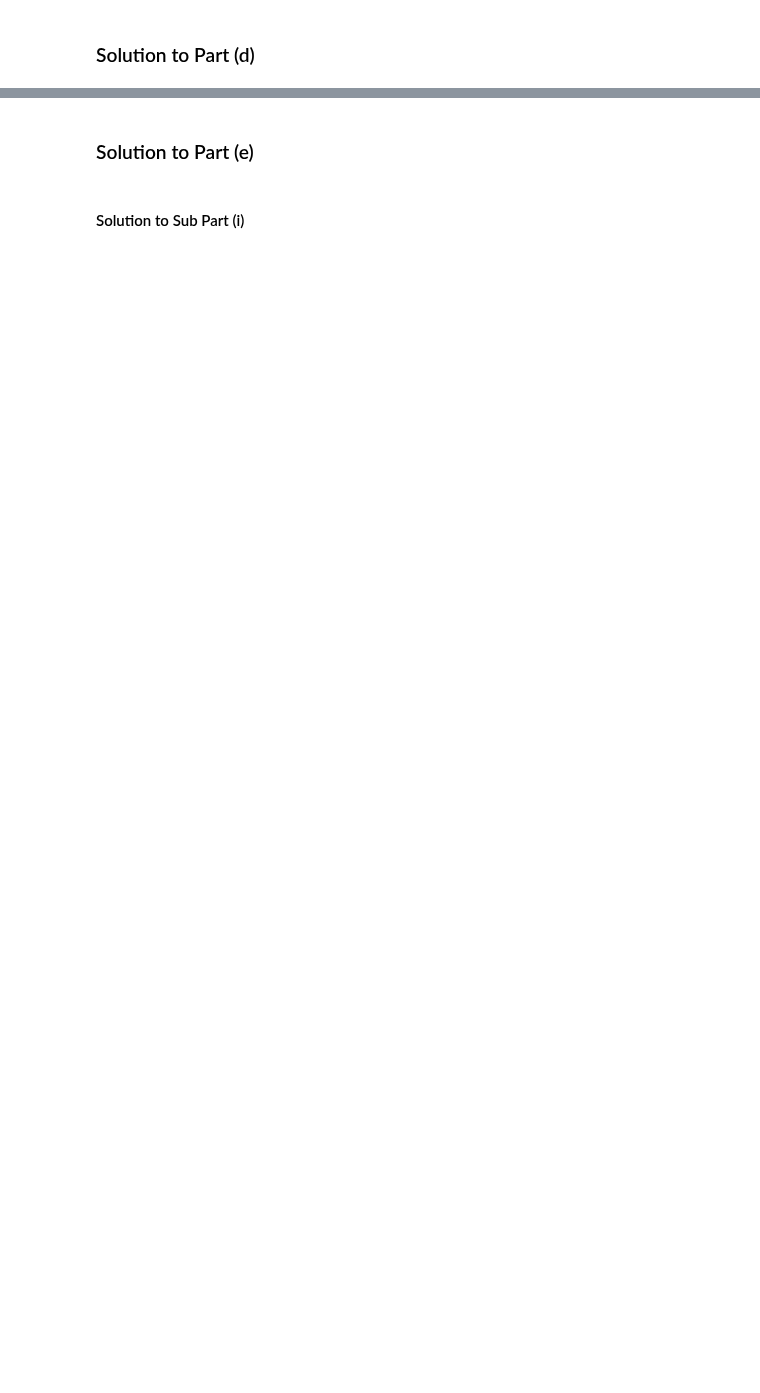
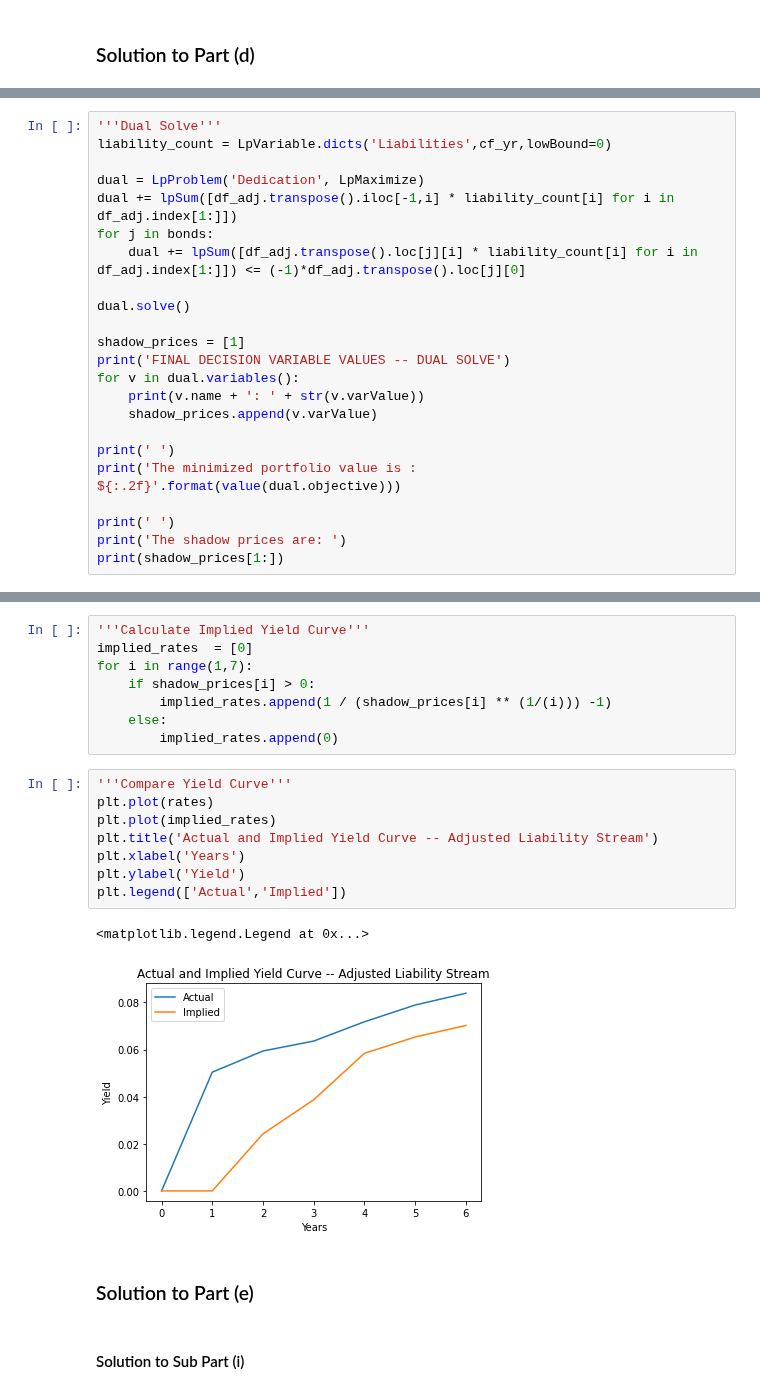
Before and after one commit to jdean53/GeneralWork, a Jupyter notebook: FinOps/HW2.ipynb, the cells around one changed output, grey strips where cells are left out. Cells and saved outputs as stored; diff of their text form; blank space fills up the shorter version.

```diff
--- a/FinOps/HW2.ipynb
+++ b/FinOps/HW2.ipynb
@@ -150,0 +426,23 @@ How does the present value of the Immunized portfolio change if the current rate
+# %%
+'''Dual Solve'''
+liability_count = LpVariable.dicts('Liabilities',cf_yr,lowBound=0)
+
+dual = LpProblem('Dedication', LpMaximize)
+dual += lpSum([df_adj.transpose().iloc[-1,i] * liability_count[i] for i in df_adj.index[1:]])
+for j in bonds:
+    dual += lpSum([df_adj.transpose().loc[j][i] * liability_count[i] for i in df_adj.index[1:]]) <= (-1)*df_adj.transpose().loc[j][0]
+
+dual.solve()
+
+shadow_prices = [1]
+print('FINAL DECISION VARIABLE VALUES -- DUAL SOLVE')
+for v in dual.variables():
+    print(v.name + ': ' + str(v.varValue))
+    shadow_prices.append(v.varValue)
+
+print(' ')
+print('The minimized portfolio value is : ${:.2f}'.format(value(dual.objective)))
+
+print(' ')
+print('The shadow prices are: ')
+print(shadow_prices[1:])
@@ -151,3 +470,22 @@ How does the present value of the Immunized portfolio change if the current rate
+# %%
+'''Calculate Implied Yield Curve'''
+implied_rates  = [0]
+for i in range(1,7):
+    if shadow_prices[i] > 0:
+        implied_rates.append(1 / (shadow_prices[i] ** (1/(i))) -1)
+    else:
+        implied_rates.append(0)
+# %%
+'''Compare Yield Curve'''
+plt.plot(rates)
+plt.plot(implied_rates)
+plt.title('Actual and Implied Yield Curve -- Adjusted Liability Stream')
+plt.xlabel('Years')
+plt.ylabel('Yield')
+plt.legend(['Actual','Implied'])
+# %% [output]
+<matplotlib.legend.Legend at 0x...>
+[figure, added]
 # %% [markdown]
 ### Solution to Part (e)
 # %% [markdown]
```
Also changed, not shown: parts of 38 cells of this notebook, 3 other files.
